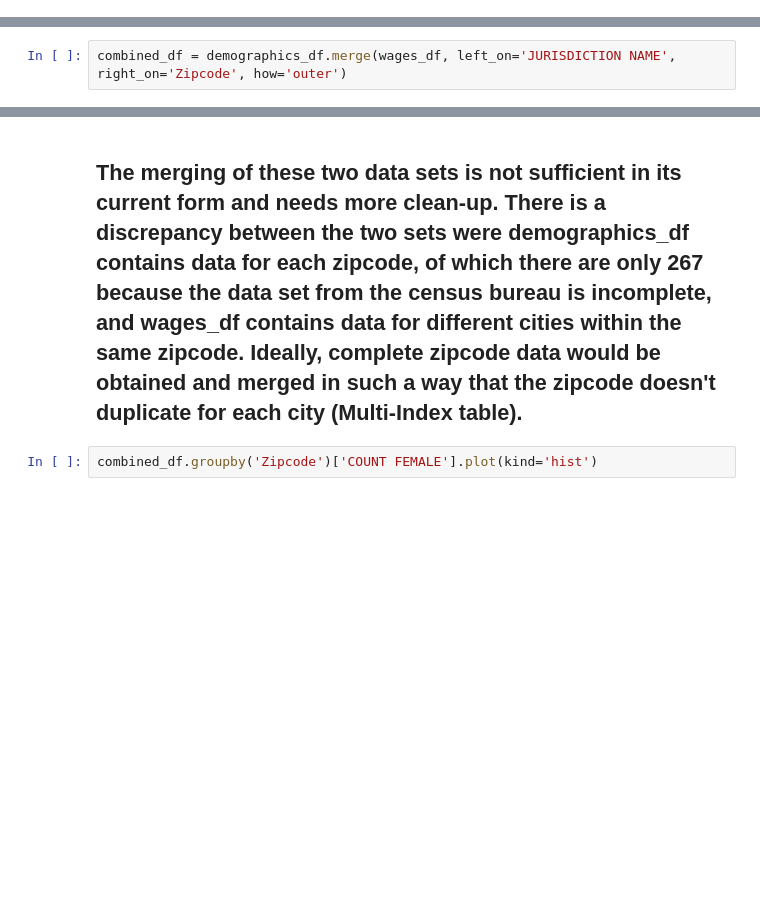
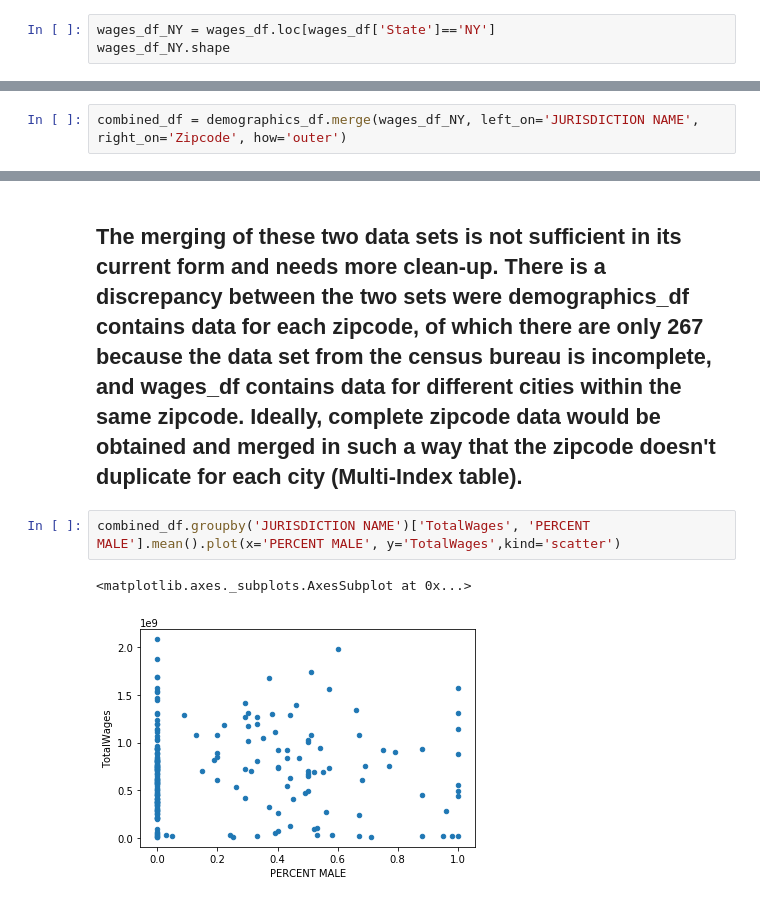
Before and after one commit to bisheranadani/EECS731-Census-Data, a Jupyter notebook: Project 1.ipynb, the cells around one changed output, grey strips where cells are left out. Drawn from its saved outputs; the diff is of its cells as text; blank space fills up the shorter version.

```diff
--- a/Project 1.ipynb
+++ b/Project 1.ipynb
@@ -64,0 +69,3 @@ wages_df.groupby('State')['TotalWages'].mean().plot(kind='bar')
+# %%
+wages_df_NY = wages_df.loc[wages_df['State']=='NY']
+wages_df_NY.shape
@@ -65,7 +74,7 @@ wages_df.groupby('State')['TotalWages'].mean().plot(kind='bar')
 # %% [markdown]
 ## Combining the two data sets can yield very interesting results in terms of how demographics affect wages in different zipcodes within different states. Combined race, sex, and, number of people on public assistance data with total wages for each zipcode provides insight on the needs of specific communities.
 # %%
-combined_df = demographics_df.merge(wages_df, left_on='JURISDICTION NAME', right_on='Zipcode', how='outer')
+combined_df = demographics_df.merge(wages_df_NY, left_on='JURISDICTION NAME', right_on='Zipcode', how='outer')
 # %%
 combined_df.head()
 # %% [output]
@@ -83,4 +92,7 @@ combined_df.shape
 # %% [markdown]
 ## The merging of these two data sets is not sufficient in its current form and needs more clean-up. There is a discrepancy between the two sets were demographics_df contains data for each zipcode, of which there are only 267 because the data set from the census bureau is incomplete, and wages_df contains data for different cities within the same zipcode. Ideally, complete zipcode data would be obtained and merged in such a way that the zipcode doesn't duplicate for each city (Multi-Index table).
-# %%
-combined_df.groupby('Zipcode')['COUNT FEMALE'].plot(kind='hist')
+# %%
+combined_df.groupby('JURISDICTION NAME')['TotalWages', 'PERCENT MALE'].mean().plot(x='PERCENT MALE', y='TotalWages',kind='scatter')
+# %% [output]
+<matplotlib.axes._subplots.AxesSubplot at 0x...>
+[figure, added]
```
Also changed, not shown: parts of 15 cells of this notebook.
